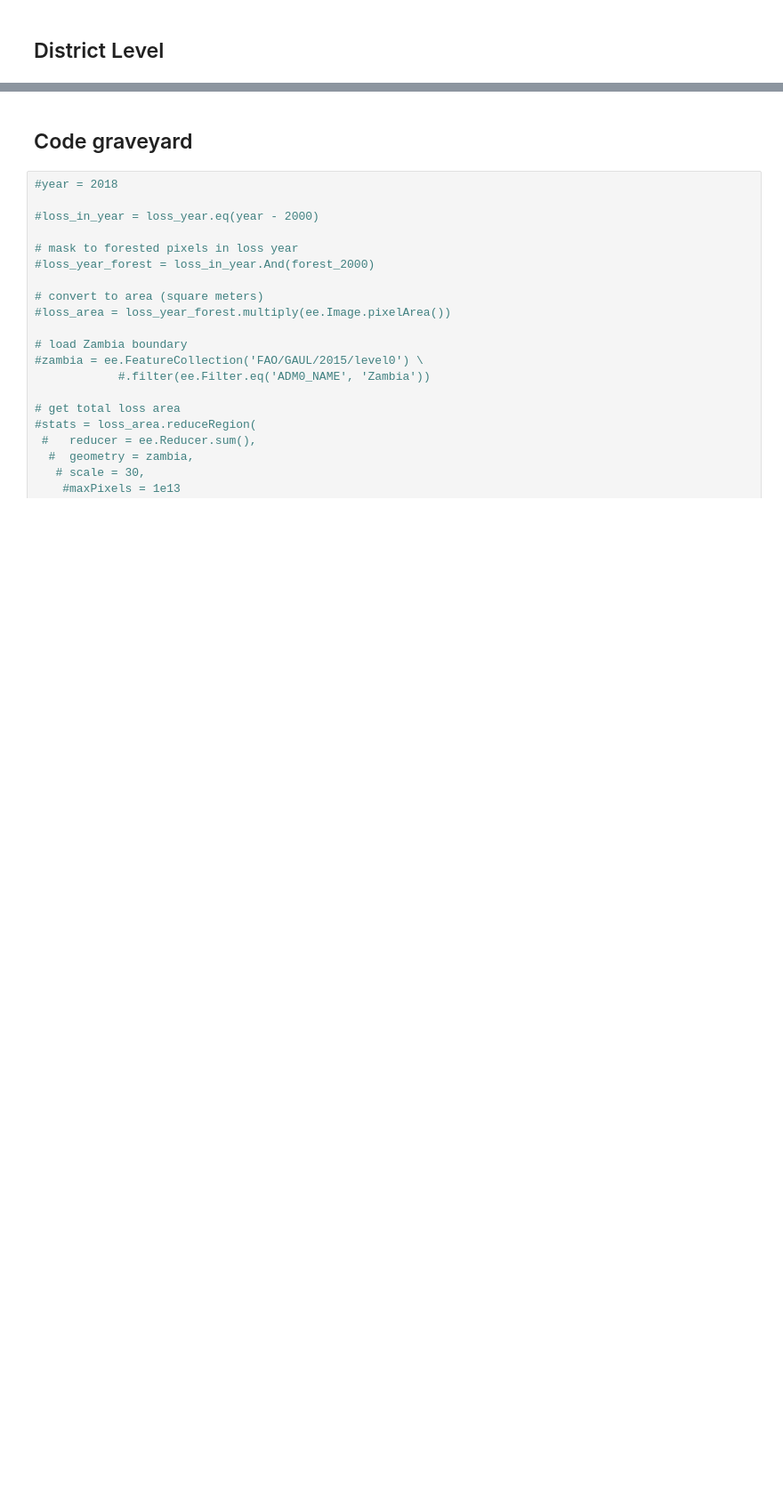
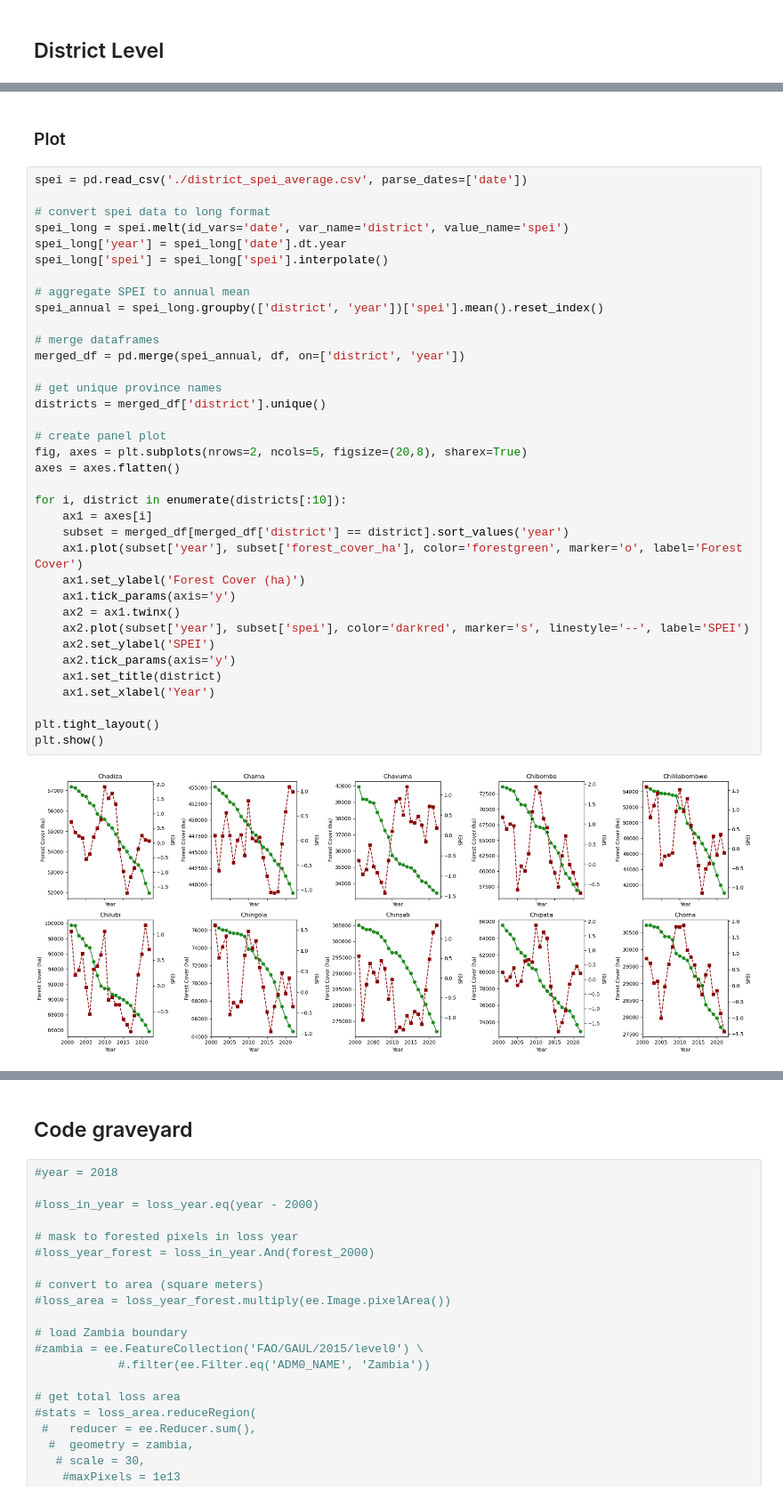
Before and after one commit to annamwaller/zambia, a Jupyter notebook: Hansen_FC.ipynb, the cells around one changed output, grey strips where cells are left out. Shown at 89% size. Drawn from its saved outputs; the diff is of its cells as text; blank space fills up the shorter version.

```diff
--- a/Hansen_FC.ipynb
+++ b/Hansen_FC.ipynb
@@ -228,0 +263,40 @@ print(df.tail())
+# %% [markdown]
+### Plot
+# %%
+spei = pd.read_csv('./district_spei_average.csv', parse_dates=['date'])
+
+# convert spei data to long format
+spei_long = spei.melt(id_vars='date', var_name='district', value_name='spei')
+spei_long['year'] = spei_long['date'].dt.year
+spei_long['spei'] = spei_long['spei'].interpolate()
+
+# aggregate SPEI to annual mean
+spei_annual = spei_long.groupby(['district', 'year'])['spei'].mean().reset_index()
+
+# merge dataframes
+merged_df = pd.merge(spei_annual, df, on=['district', 'year'])
+
+# get unique province names
+districts = merged_df['district'].unique()
+
+# create panel plot
+fig, axes = plt.subplots(nrows=2, ncols=5, figsize=(20,8), sharex=True)
+axes = axes.flatten()
+
+for i, district in enumerate(districts[:10]):
+    ax1 = axes[i]
+    subset = merged_df[merged_df['district'] == district].sort_values('year')
+    ax1.plot(subset['year'], subset['forest_cover_ha'], color='forestgreen', marker='o', label='Forest Cover')
+    ax1.set_ylabel('Forest Cover (ha)')
+    ax1.tick_params(axis='y')
+    ax2 = ax1.twinx()
+    ax2.plot(subset['year'], subset['spei'], color='darkred', marker='s', linestyle='--', label='SPEI')
+    ax2.set_ylabel('SPEI')
+    ax2.tick_params(axis='y')
+    ax1.set_title(district)
+    ax1.set_xlabel('Year')
+
+plt.tight_layout()
+plt.show()
+# %% [output]
+[figure, added]
```
Also changed, not shown: parts of 5 cells of this notebook.
